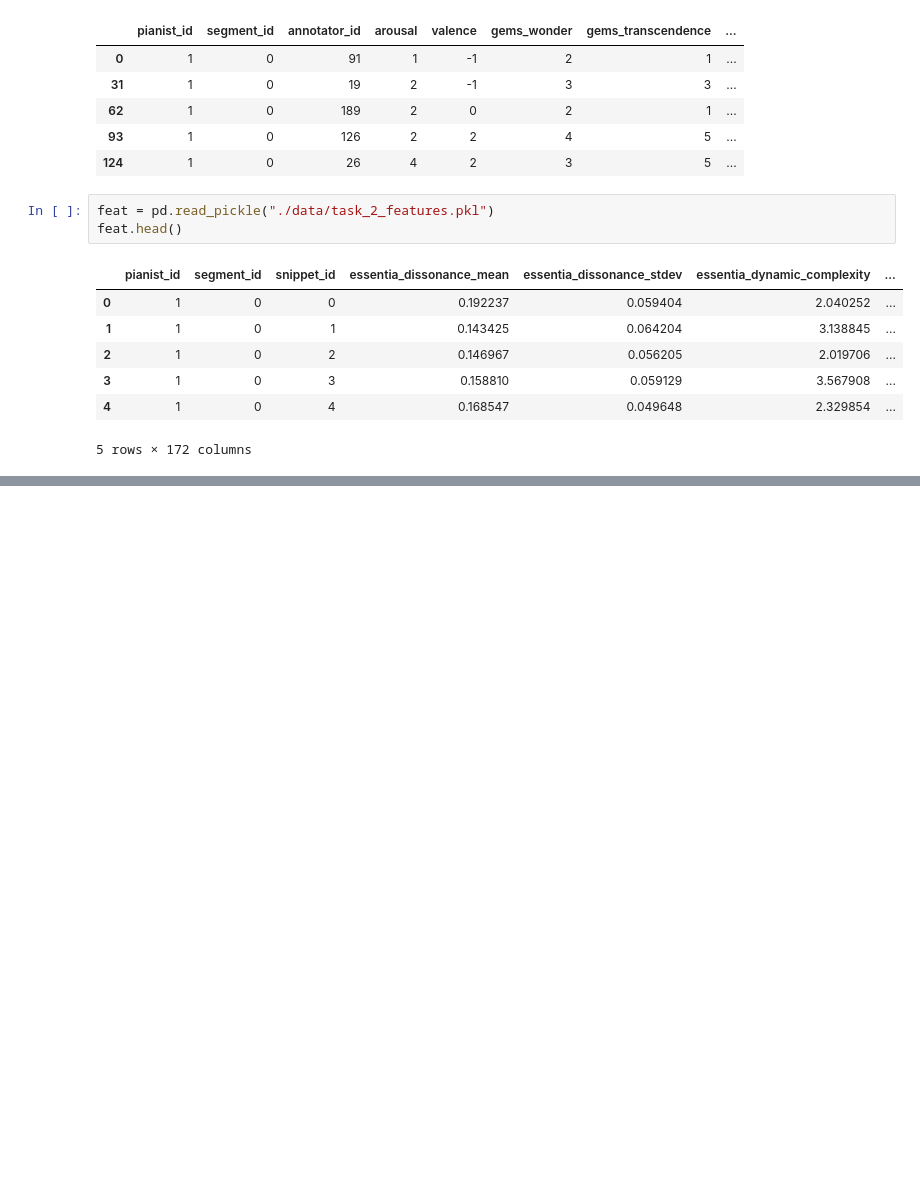
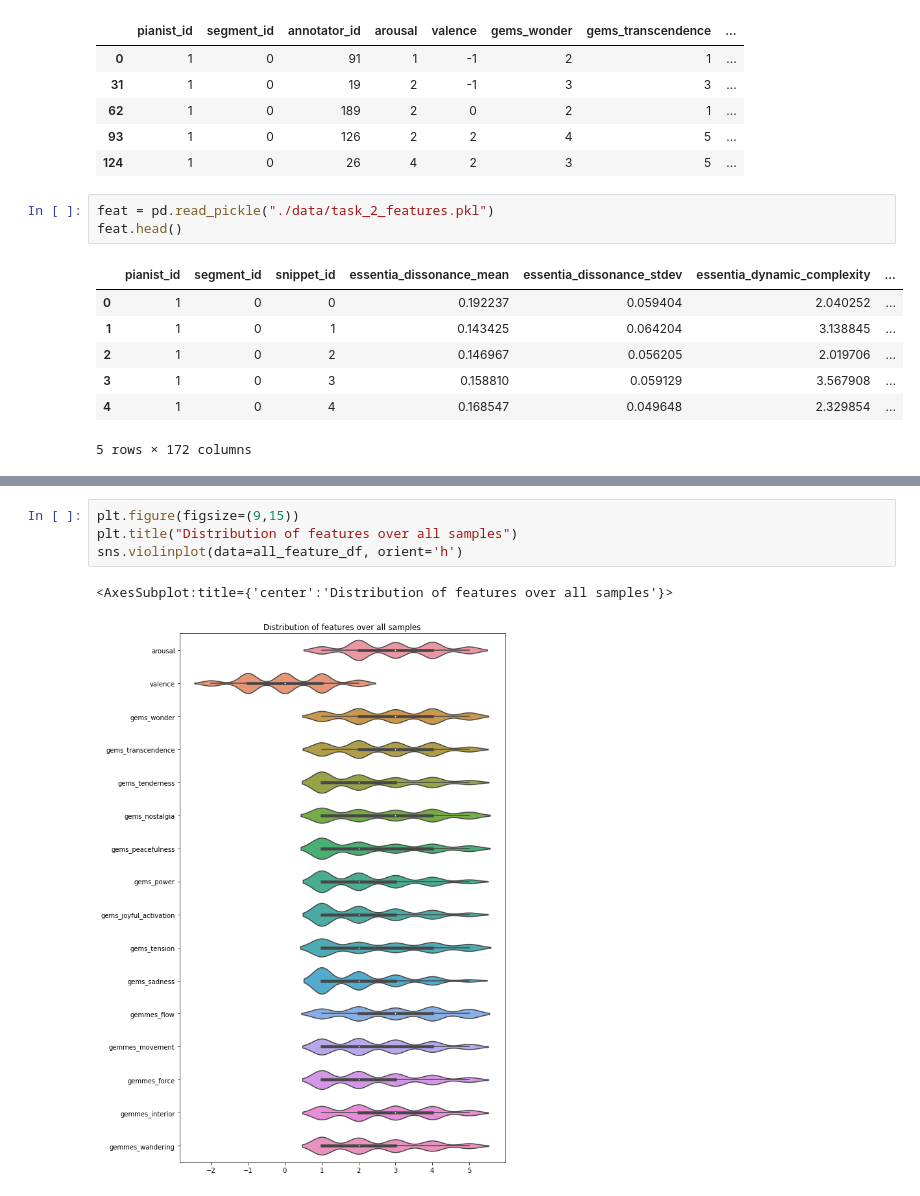
Before and after one commit to NoahPichl/MLPC_The_haunted_turtles, a Jupyter notebook: data_exploration.ipynb, the cells around one changed output, grey strips where cells are left out. Drawn from its saved outputs; the diff is of its cells as text; blank space fills up the shorter version.

```diff
--- a/data_exploration.ipynb
+++ b/data_exploration.ipynb
@@ -29,0 +104,7 @@ feat.head()
+# %%
+plt.figure(figsize=(9,15))
+plt.title("Distribution of features over all samples")
+sns.violinplot(data=all_feature_df, orient='h')
+# %% [output]
+<AxesSubplot:title={'center':'Distribution of features over all samples'}>
+[figure, added]
```
Also changed, not shown: parts of 12 cells of this notebook, 1 other file.
